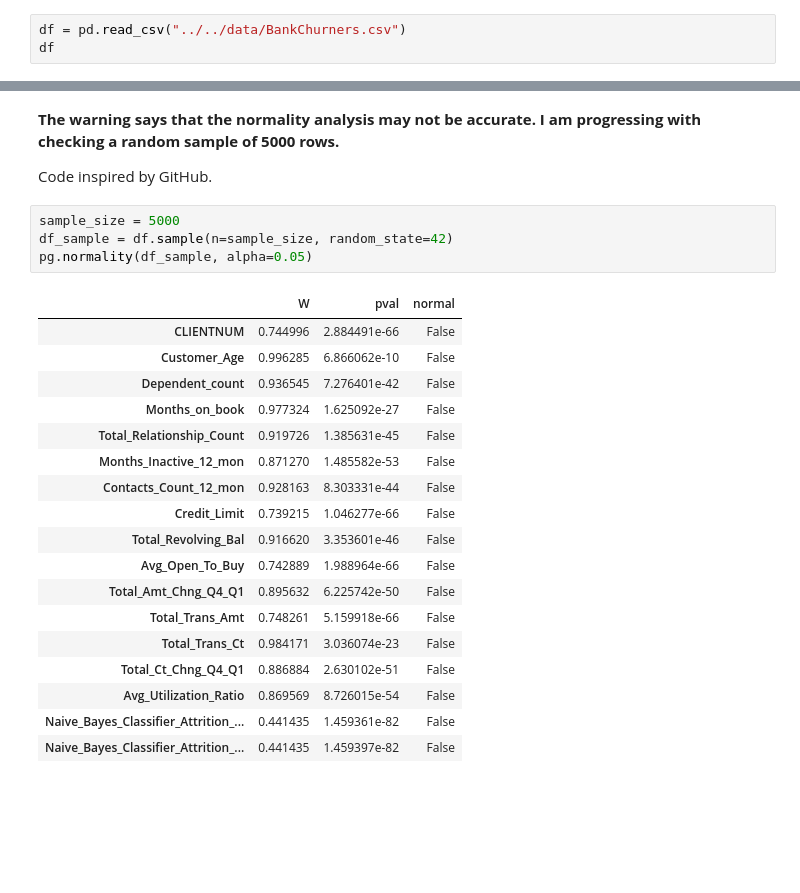
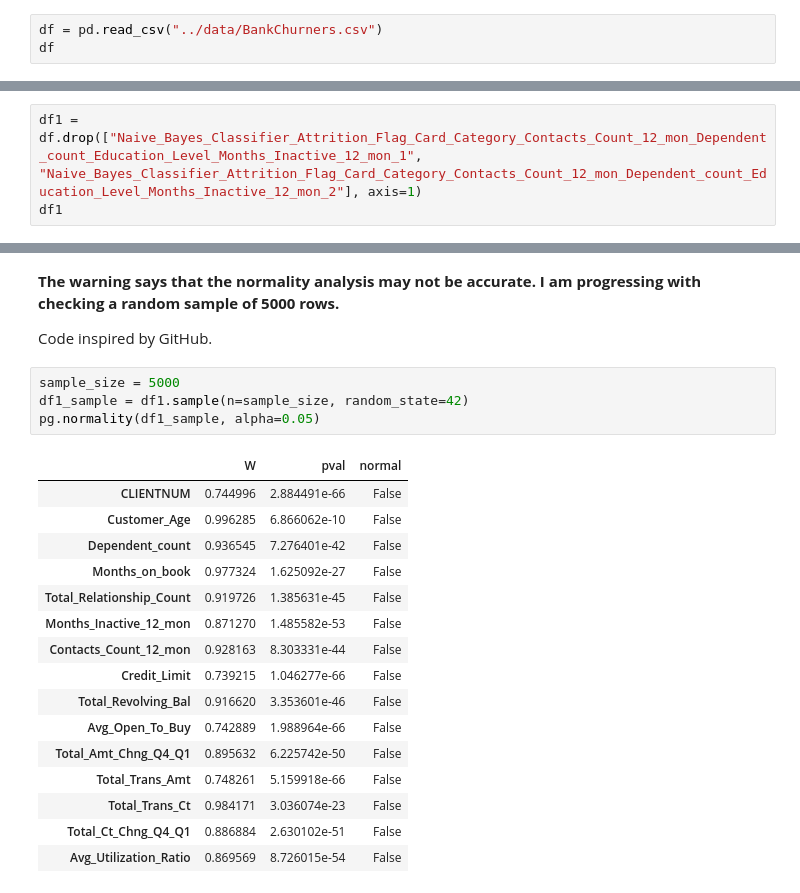
Before and after one commit to Harpreetkh/credit-card-customer-churn-analysis, a Jupyter notebook: jupyter_notebooks/credit-card-churn-analysis_extract.ipynb, the cells around one changed output, grey strips where cells are left out. Drawn from its saved outputs; the diff is of its cells as text; blank space fills up the shorter version.

```diff
--- a/jupyter_notebooks/credit-card-churn-analysis_extract.ipynb
+++ b/jupyter_notebooks/credit-card-churn-analysis_extract.ipynb
@@ -45,7 +45,7 @@ pip install matplotlib seaborn pingouin
 # %% [markdown]
 manually downloaded the dataset
 # %%
-df = pd.read_csv("../../data/BankChurners.csv")
+df = pd.read_csv("../data/BankChurners.csv")
 df
 # %% [output]
 |  | CLIENTNUM | Attrition_Flag | Customer_Age | Gender | Dependent_count | Education_Level | Marital_Status | ... |
@@ -127,0 +130,3 @@ code-inspiration: GitHub CoPilot
+# %%
+df1 = df.drop(["Naive_Bayes_Classifier_Attrition_Flag_Card_Category_Contacts_Count_12_mon_Dependent_count_Education_Level_Months_Inactive_12_mon_1", "Naive_Bayes_Classifier_Attrition_Flag_Card_Category_Contacts_Count_12_mon_Dependent_count_Education_Level_Months_Inactive_12_mon_2"], axis=1)
+df1
@@ -139,24 +413,22 @@ for col in df1.columns:
 Code inspired by GitHub.
 # %%
 sample_size = 5000
-df_sample = df.sample(n=sample_size, random_state=42)
-pg.normality(df_sample, alpha=0.05)
+df1_sample = df1.sample(n=sample_size, random_state=42)
+pg.normality(df1_sample, alpha=0.05)
 # %% [output]
 |  | W | pval | normal |
 | CLIENTNUM | 0.744996 | 2.884491e-66 | False |
 | Customer_Age | 0.996285 | 6.866062e-10 | False |
 | Dependent_count | 0.936545 | 7.276401e-42 | False |
 | Months_on_book | 0.977324 | 1.625092e-27 | False |
 | Total_Relationship_Count | 0.919726 | 1.385631e-45 | False |
 | Months_Inactive_12_mon | 0.871270 | 1.485582e-53 | False |
 | Contacts_Count_12_mon | 0.928163 | 8.303331e-44 | False |
 | Credit_Limit | 0.739215 | 1.046277e-66 | False |
 | Total_Revolving_Bal | 0.916620 | 3.353601e-46 | False |
 | Avg_Open_To_Buy | 0.742889 | 1.988964e-66 | False |
 | Total_Amt_Chng_Q4_Q1 | 0.895632 | 6.225742e-50 | False |
 | Total_Trans_Amt | 0.748261 | 5.159918e-66 | False |
 | Total_Trans_Ct | 0.984171 | 3.036074e-23 | False |
 | Total_Ct_Chng_Q4_Q1 | 0.886884 | 2.630102e-51 | False |
 | Avg_Utilization_Ratio | 0.869569 | 8.726015e-54 | False |
-| Naive_Bayes_Classifier_Attrition_... | 0.441435 | 1.459361e-82 | False |
-| Naive_Bayes_Classifier_Attrition_... | 0.441435 | 1.459397e-82 | False |
```
Also changed, not shown: parts of 25 cells of this notebook, 3 other files.
